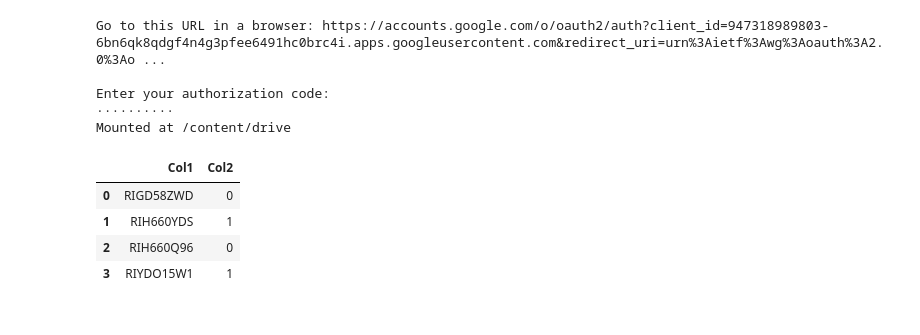
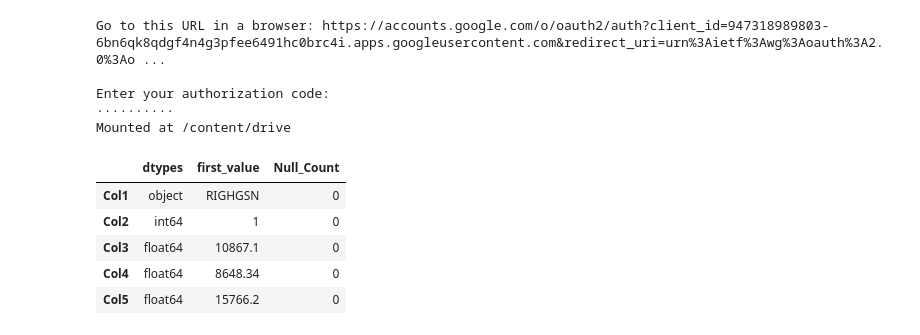
Before and after one commit to trailblazerakash/MachineLearning, a Jupyter notebook: hdfc/model.ipynb, the cells around one changed output. Saved outputs shown, nothing was run; the diff lists cells and outputs as text; code cells hidden in the pictures.

```diff
--- a/hdfc/model.ipynb
+++ b/hdfc/model.ipynb
@@ -12,11 +19,18 @@ Mounted at /content/drive
 # %%
-import pandas as pd
 
-sample = pd.read_csv('/content/drive/My Drive/HDFC/d407ebe0db9a11e9/DataSet/Sample_submission.csv')
-sample.head()
+train_df = pd.read_csv('/content/drive/My Drive/HDFC/d407ebe0db9a11e9/DataSet/Train.csv')
+train_df.head()
-# %% [output]
-|  | Col1 | Col2 |
-| 0 | RIGD58ZWD | 0 |
-| 1 | RIH660YDS | 1 |
-| 2 | RIH660Q96 | 0 |
-| 3 | RIYDO15W1 | 1 |
+# %%
+df_dtypes = pd.DataFrame(train_df.dtypes,columns=['dtypes'])
+df_dtypes['first_value'] = train_df.loc[0].values
+# %%
+df_dtypes['Null_Count'] = train_df[train_df.columns].isnull().sum()
+# %%
+df_dtypes.head()
+# %% [output]
+|  | dtypes | first_value | Null_Count |
+| Col1 | object | RIGHGSN | 0 |
+| Col2 | int64 | 1 | 0 |
+| Col3 | float64 | 10867.1 | 0 |
+| Col4 | float64 | 8648.34 | 0 |
+| Col5 | float64 | 15766.2 | 0 |
```
Also changed, not shown: parts of 30 cells of this notebook.
